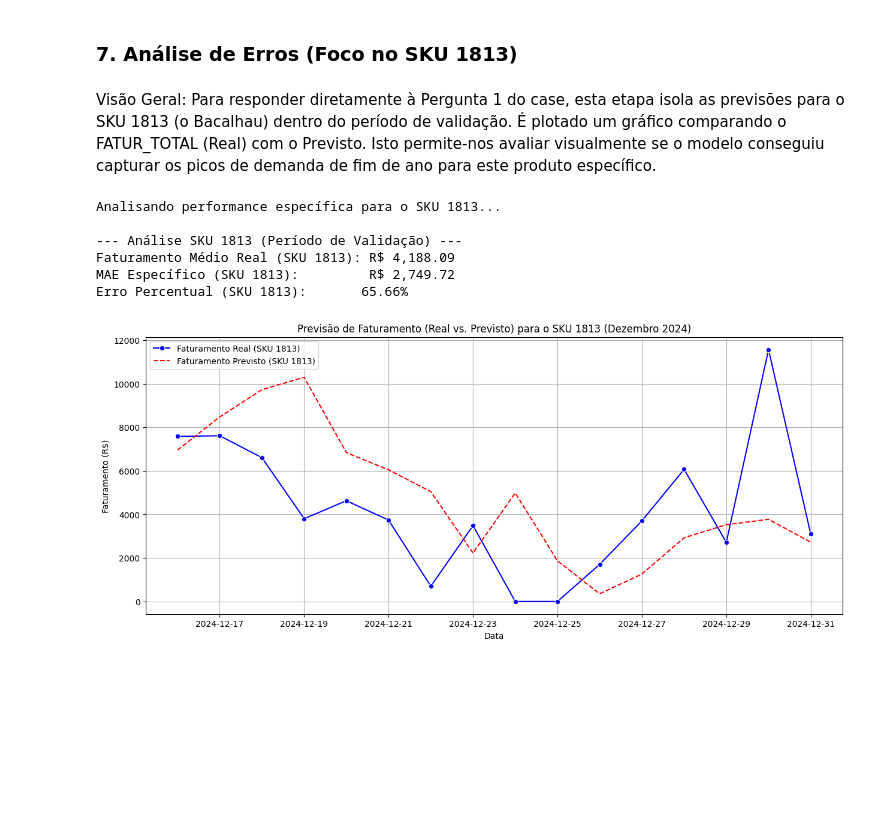
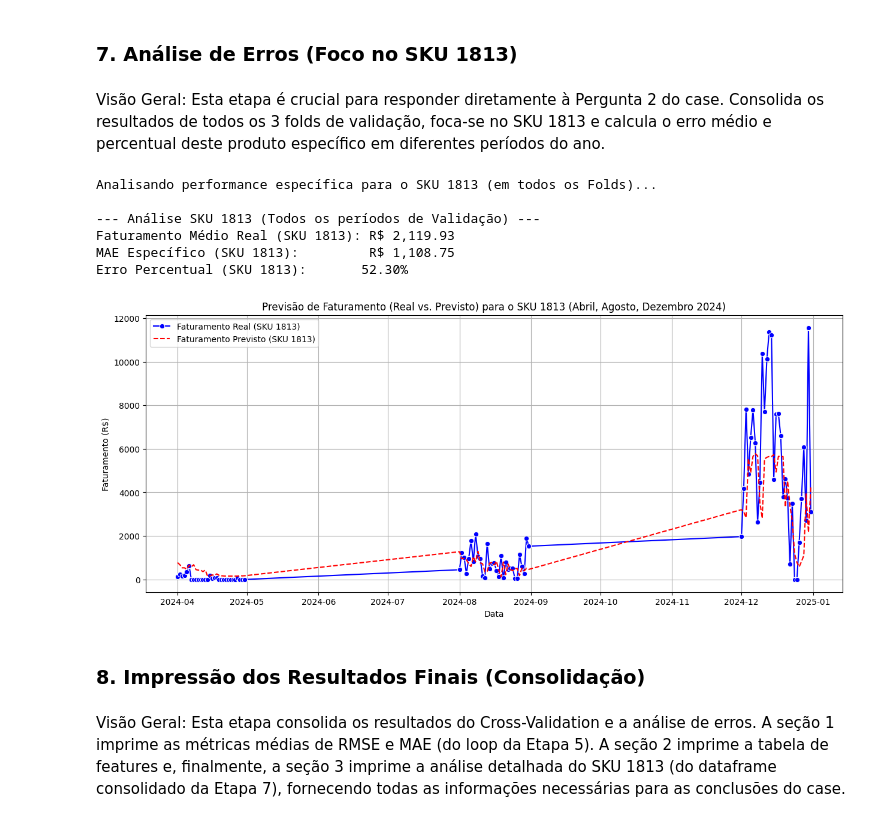
Before and after one commit to felipefsleal/Grupo6-ProjetoFinal, a Jupyter notebook: notebooks/03_modeling.ipynb, the cells around one changed output. Saved outputs shown, nothing was run; the diff lists cells and outputs as text; code cells hidden in the pictures; blank space fills up the shorter version.

```diff
--- a/notebooks/03_modeling.ipynb
+++ b/notebooks/03_modeling.ipynb
@@ -255,54 +261,53 @@ Plotando a importância das features...
 # %% [markdown]
 ### **7. Análise de Erros (Foco no SKU 1813)**
 # %% [markdown]
-Visão Geral: Para responder diretamente à Pergunta 1 do case, esta etapa isola as previsões para o SKU 1813 (o Bacalhau) dentro do período de validação. É plotado um gráfico comparando o FATUR_TOTAL (Real) com o Previsto. Isto permite-nos avaliar visualmente se o modelo conseguiu capturar os picos de demanda de fim de ano para este produto específico.
+Visão Geral: Esta etapa é crucial para responder diretamente à Pergunta 2 do case. Consolida os resultados de todos os 3 folds de validação, foca-se no SKU 1813 e calcula o erro médio e percentual deste produto específico em diferentes períodos do ano.
 # %%
-print("Analisando performance específica para o SKU 1813...")
+print("Analisando performance específica para o SKU 1813 (em todos os Folds)...")
 
-# Junta as previsões de volta ao df_val original
-df_val_results = df_val.copy()
-df_val_results['Previsto'] = y_pred
-df_val_results[TARGET] = y_val
+# Concatena os resultados de todos os folds em um único DataFrame
+df_all_results = pd.concat(all_fold_results)
 
 # Filtra para o SKU 1813
-# Certifique-se de que o SKU 1813 (numérico) está sendo usado para o filtro
-df_sku_1813 = df_val_results[df_val_results['SKU'] == 1813].copy()
+df_sku_1813 = df_all_results[df_all_results['SKU'] == 1813].copy()
 df_sku_1813['DATA_ATEND'] = pd.to_datetime(df_sku_1813['DATA_ATEND'])
 
 # Calcula o MAE específico
 sku_1813_mae = mean_absolute_error(df_sku_1813[TARGET], df_sku_1813['Previsto'])
 sku_1813_fatur_medio = df_sku_1813[TARGET].mean()
 
-print(f"\n--- Análise SKU 1813 (Período de Validação) ---")
+print(f"\n--- Análise SKU 1813 (Todos os períodos de Validação) ---")
 print(f"Faturamento Médio Real (SKU 1813): R$ {sku_1813_fatur_medio:,.2f}")
 print(f"MAE Específico (SKU 1813):         R$ {sku_1813_mae:,.2f}")
 
-# Evita divisão por zero se o faturamento médio for 0
+# Evita divisão por zero
 if sku_1813_fatur_medio > 0:
     print(f"Erro Percentual (SKU 1813):       {sku_1813_mae / sku_1813_fatur_medio * 100:,.2f}%")
 else:
     print("SKU 1813 não teve faturamento no período de validação.")
 
 
 # Plotar a série temporal Real vs. Previsto para o SKU 1813
 if not df_sku_1813.empty:
     plt.figure(figsize=(15, 6))
     sns.lineplot(data=df_sku_1813, x='DATA_ATEND', y=TARGET, label='Faturamento Real (SKU 1813)', color='blue', marker='o')
     sns.lineplot(data=df_sku_1813, x='DATA_ATEND', y='Previsto', label='Faturamento Previsto (SKU 1813)', color='red', linestyle='--')
-    plt.title('Previsão de Faturamento (Real vs. Previsto) para o SKU 1813 (Dezembro 2024)')
+    plt.title('Previsão de Faturamento (Real vs. Previsto) para o SKU 1813 (Abril, Agosto, Dezembro 2024)')
     plt.ylabel('Faturamento (R$)')
     plt.xlabel('Data')
     plt.legend()
     plt.grid(True)
     plt.show()
-else:
-    print("SKU 1813 não encontrado no set de validação.")
 # %% [output]
-Analisando performance específica para o SKU 1813...
+Analisando performance específica para o SKU 1813 (em todos os Folds)...
 
---- Análise SKU 1813 (Período de Validação) ---
-Faturamento Médio Real (SKU 1813): R$ 4,188.09
-MAE Específico (SKU 1813):         R$ 2,749.72
-Erro Percentual (SKU 1813):       65.66%
+--- Análise SKU 1813 (Todos os períodos de Validação) ---
+Faturamento Médio Real (SKU 1813): R$ 2,119.93
+MAE Específico (SKU 1813):         R$ 1,108.75
+Erro Percentual (SKU 1813):       52.30%
-[figure, old version]
+[figure, new version]
+# %% [markdown]
+### **8. Impressão dos Resultados Finais (Consolidação)**
+# %% [markdown]
+Visão Geral: Esta etapa consolida os resultados do Cross-Validation e a análise de erros. A seção 1 imprime as métricas médias de RMSE e MAE (do loop da Etapa 5). A seção 2 imprime a tabela de features e, finalmente, a seção 3 imprime a análise detalhada do SKU 1813 (do dataframe consolidado da Etapa 7), fornecendo todas as informações necessárias para as conclusões do case.
 # %%
```
Also changed, not shown: parts of 16 cells of this notebook, 2 other files.
